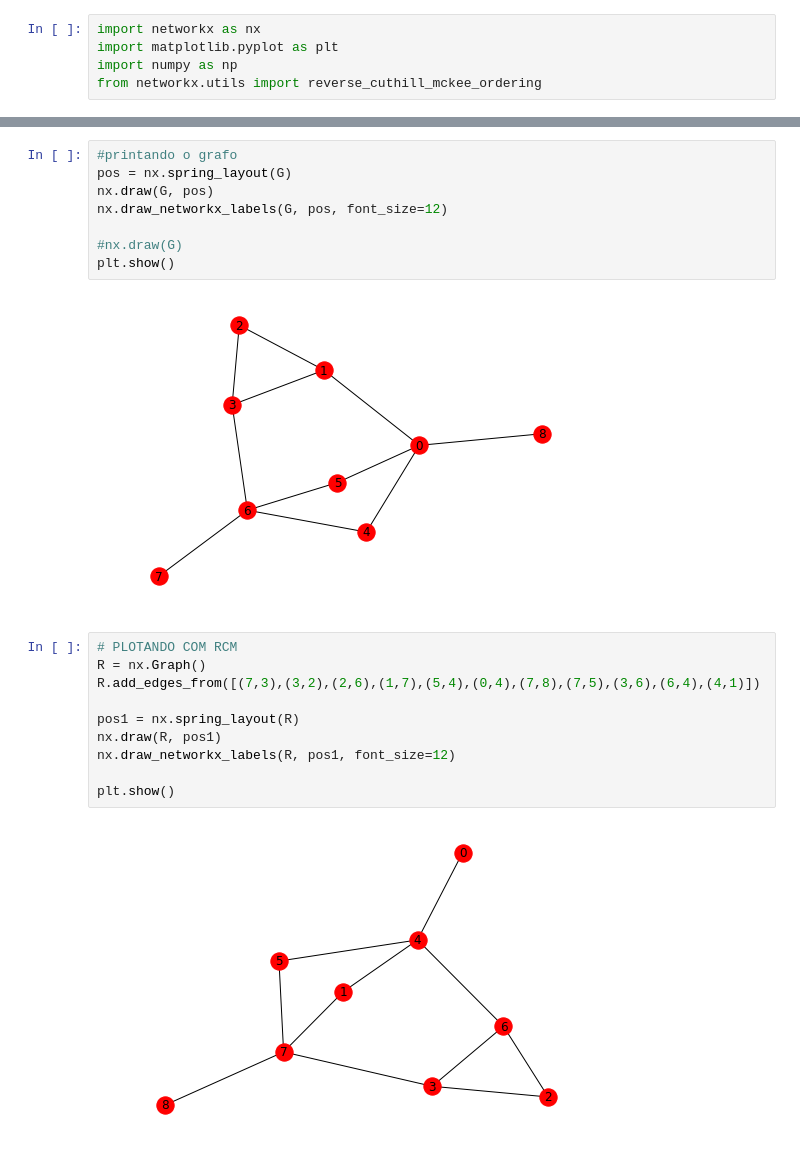
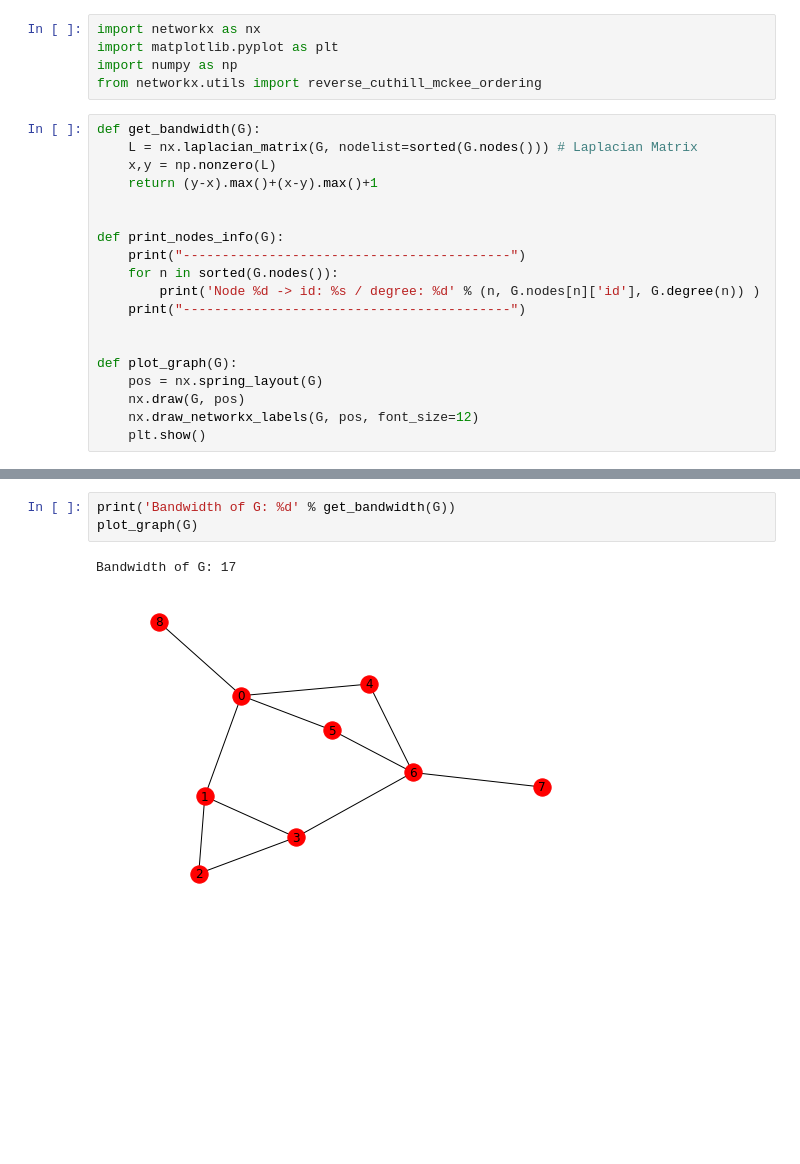
Before and after one commit to MLRG-CEFET-RJ/graph-structured-data, a Jupyter notebook: tutorials/reverse_cuthill_example.ipynb, the cells around one changed output, grey strips where cells are left out. Saved outputs shown, nothing was run; the diff lists cells and outputs as text; blank space fills up the shorter version.

Commit message:
Reverse Cuthill example refactored
- Code refactored
- Rcm-based nodes labeling added

```diff
--- a/tutorials/reverse_cuthill_example.ipynb
+++ b/tutorials/reverse_cuthill_example.ipynb
@@ -3,4 +3,23 @@ import networkx as nx
 import matplotlib.pyplot as plt
 import numpy as np
 from networkx.utils import reverse_cuthill_mckee_ordering
+# %%
+def get_bandwidth(G):
+    L = nx.laplacian_matrix(G, nodelist=sorted(G.nodes())) # Laplacian Matrix
+    x,y = np.nonzero(L)
+    return (y-x).max()+(x-y).max()+1
+
+
+def print_nodes_info(G):
+    print("------------------------------------------")
+    for n in sorted(G.nodes()):
+        print('Node %d -> id: %s / degree: %d' % (n, G.nodes[n]['id'], G.degree(n)) )
+    print("------------------------------------------")
+
+
+def plot_graph(G):
+    pos = nx.spring_layout(G)
+    nx.draw(G, pos)
+    nx.draw_networkx_labels(G, pos, font_size=12)
+    plt.show()
 # %%
@@ -56,22 +49,6 @@ bandwidth: 7
-# %%
-#printando o grafo
-pos = nx.spring_layout(G)
-nx.draw(G, pos)
-nx.draw_networkx_labels(G, pos, font_size=12)
-
-#nx.draw(G)
-plt.show()
-# %% [output]
-[figure, removed]
-# %%
-# PLOTANDO COM RCM
-R = nx.Graph()
-R.add_edges_from([(7,3),(3,2),(2,6),(1,7),(5,4),(0,4),(7,8),(7,5),(3,6),(6,4),(4,1)])
-
-pos1 = nx.spring_layout(R)
-nx.draw(R, pos1)
-nx.draw_networkx_labels(R, pos1, font_size=12)
-
-plt.show()
-# %% [output]
-[figure, removed]
+# %%
+print('Bandwidth of G: %d' % get_bandwidth(G))
+plot_graph(G)
+# %% [output]
+Bandwidth of G: 17
+[figure, added]
```
Also changed, not shown: parts of 4 cells of this notebook.
